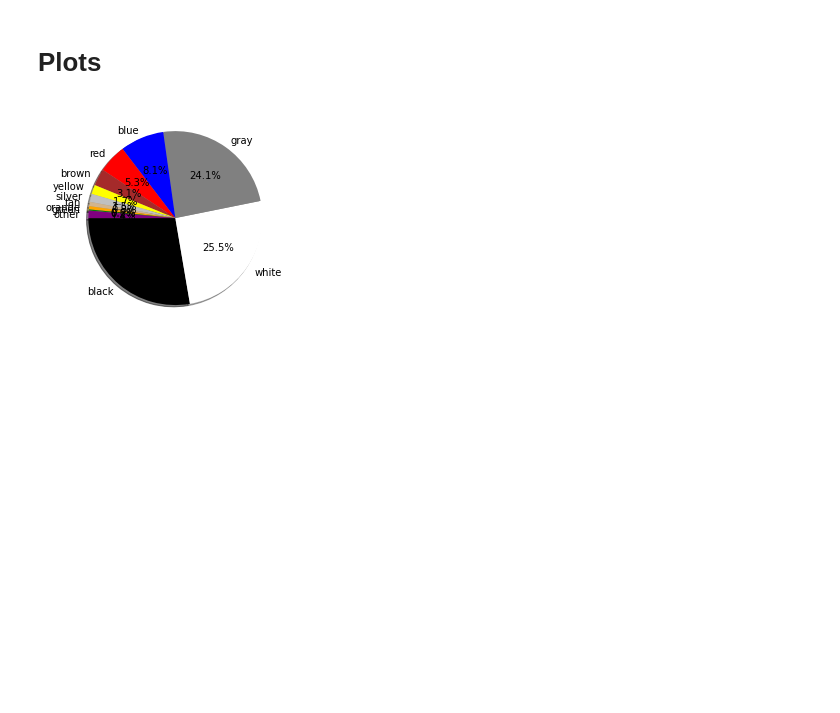
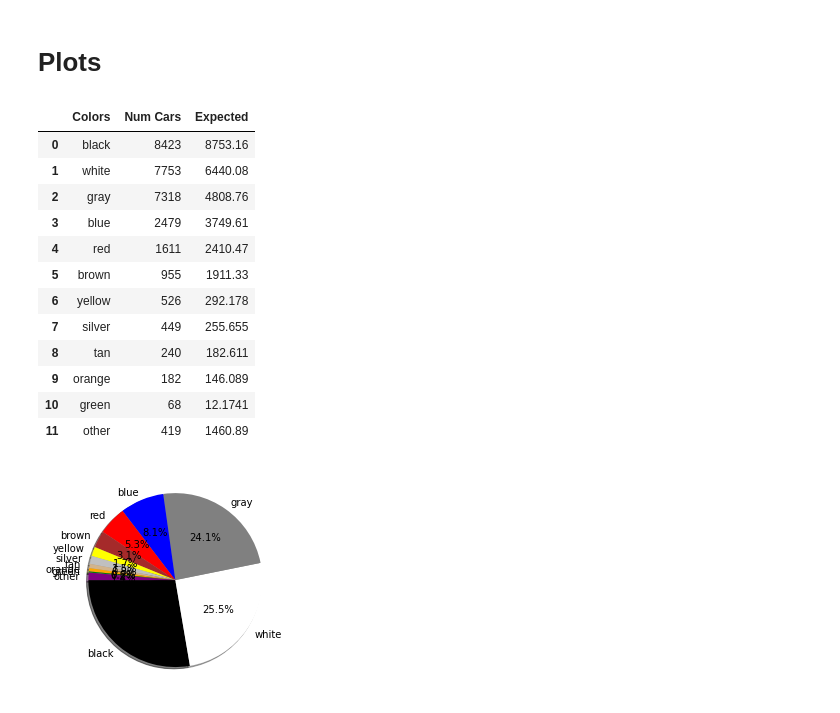
Before and after one commit to RyanAdamGonzalez1996/Project1, a Jupyter notebook: Vehicle_Color.ipynb, the cells around one changed output. Drawn from its saved outputs; the diff is of its cells as text; code cells hidden in the pictures; blank space fills up the shorter version.

Commit message:
Adds 'Expected' column to color_df for chi-square significance testing

```diff
--- a/Vehicle_Color.ipynb
+++ b/Vehicle_Color.ipynb
@@ -139,9 +139,34 @@ color_auction_df
 # %% [markdown]
 # Plots
 # %%
+color_df['Expected'] = ''
+pie_colors = []
+
 # Set pie chart colors
-pie_colors = [c if c!='other' else 'purple' for c in color_df['Colors']]
+for i, r in color_df.iterrows():
+    if r['Colors']!='other':
+        pie_colors.append(r['Colors'])
+    else:
+        pie_colors.append('purple')
+    color_df.loc[i, 'Expected'] = (color_df['Num Cars'].sum()*color_auction_df.loc[i, 'Num Cars'])/color_auction_df['Num Cars'].sum()
+#pie_colors = [c if c!='other' else 'purple' for c in color_df['Colors']]
 #explode = []
+
+color_df
+# %% [output]
+|  | Colors | Num Cars | Expected |
+| 0 | black | 8423 | 8753.16 |
+| 1 | white | 7753 | 6440.08 |
+| 2 | gray | 7318 | 4808.76 |
+| 3 | blue | 2479 | 3749.61 |
+| 4 | red | 1611 | 2410.47 |
+| 5 | brown | 955 | 1911.33 |
+| 6 | yellow | 526 | 292.178 |
+| 7 | silver | 449 | 255.655 |
+| 8 | tan | 240 | 182.611 |
+| 9 | orange | 182 | 146.089 |
+| 10 | green | 68 | 12.1741 |
+| 11 | other | 419 | 1460.89 |
 # %%
 plt.pie(color_df['Num Cars'],
         labels=color_df['Colors'],
```
